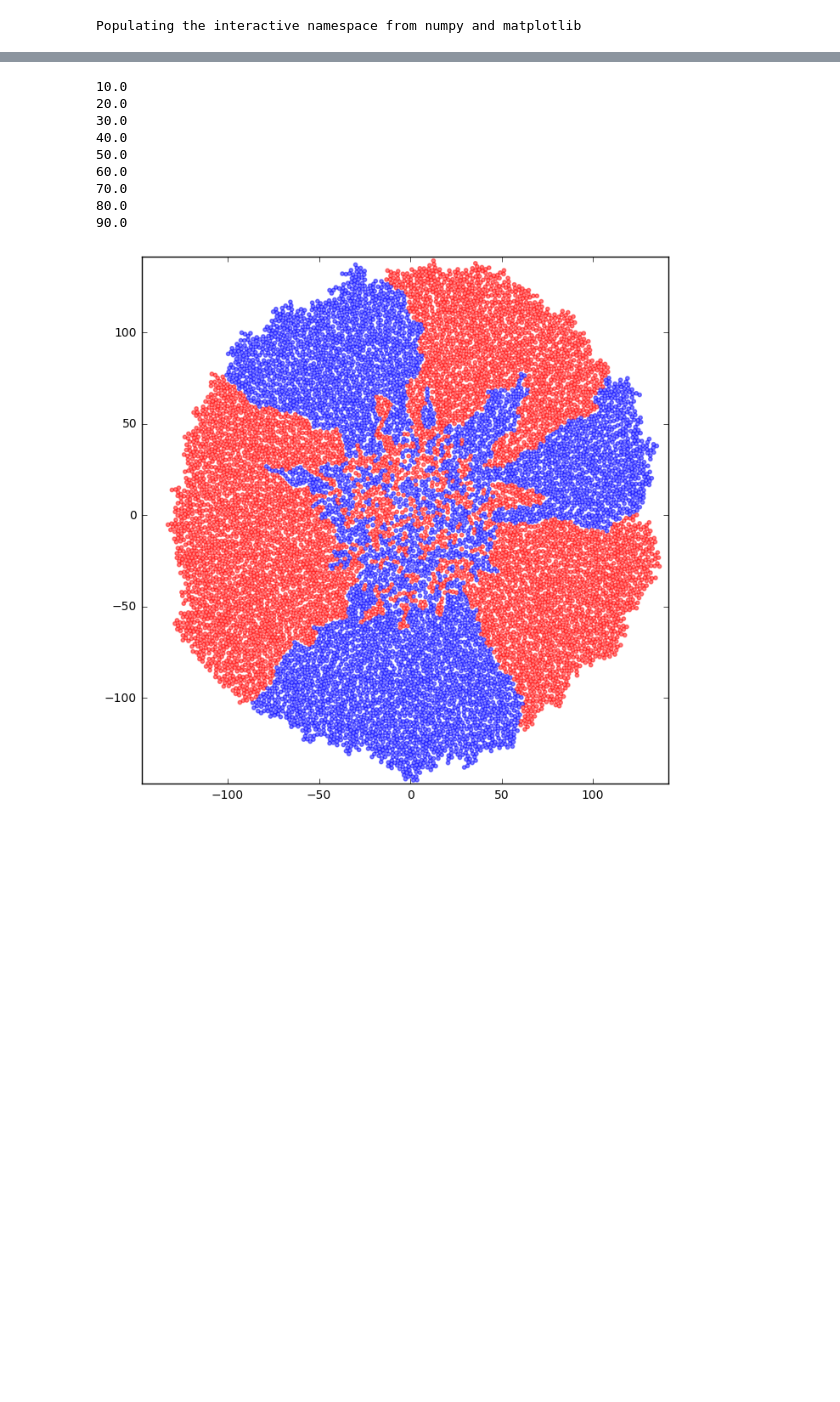
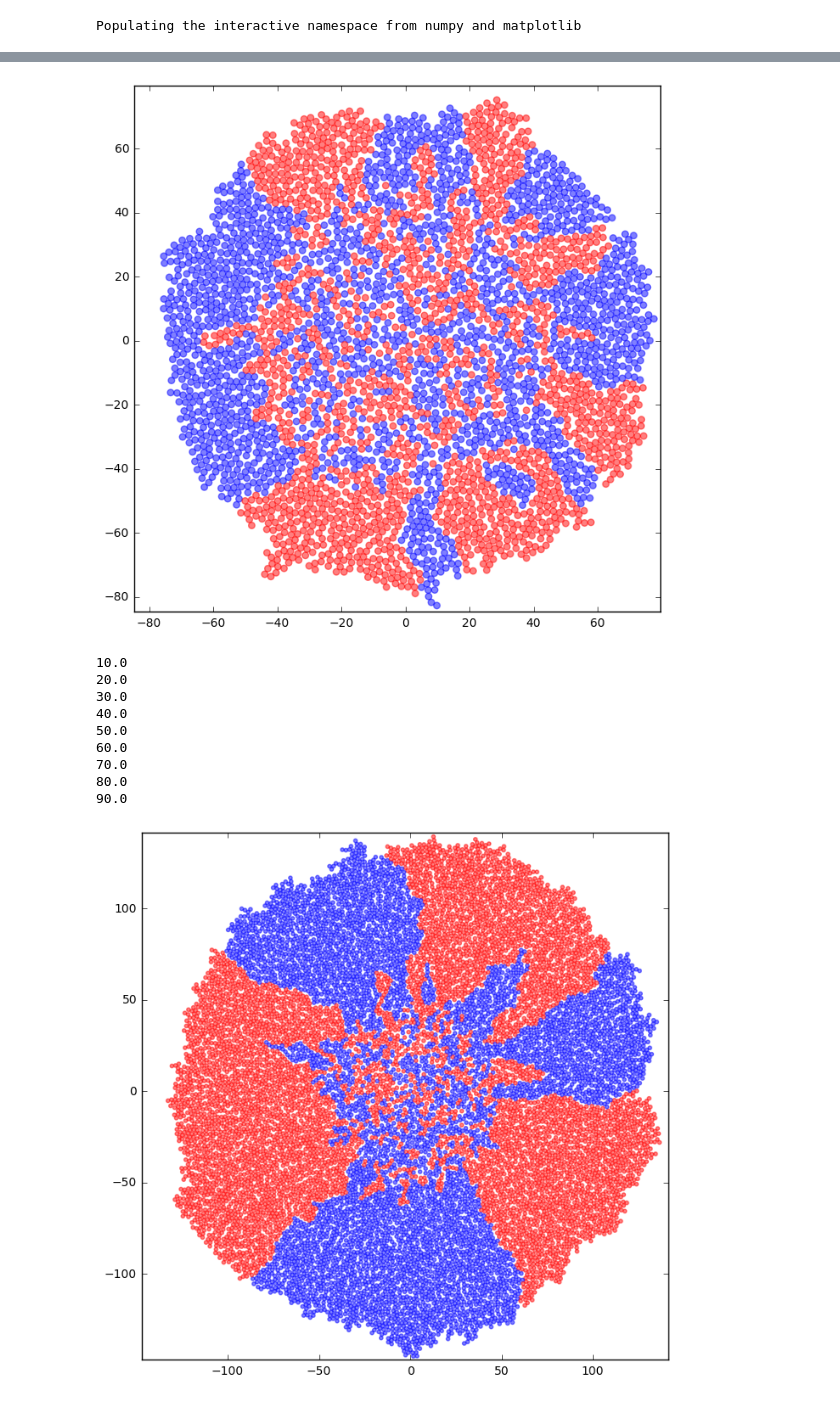
Before and after one commit to Range-Expansions/expansion_hard_disks, a Jupyter notebook: doc/testcode.ipynb, the cells around one changed output, grey strips where cells are left out. Cells and saved outputs as stored; diff of their text form; code cells hidden in the pictures; blank space fills up the shorter version.

```diff
--- a/doc/testcode.ipynb
+++ b/doc/testcode.ipynb
@@ -10,7 +10,8 @@ import expansion_hard_disks.simulation as ehs
 # %%
 %%time
 ehs.initialize()
-ehs.prolonged_growth(1000) # displays the percentage of completion
+ehs.prolonged_growth(3000) # displays the percentage of completion
+ehs.display_colony()
 # %% [output]
 10.0
 20.0
@@ -26,3 +27,4 @@ Wall time: 1.15 s
+[figure, added]
 # %%
 ehs.prolonged_growth(10000) # displays the percentage of completion
 ehs.display_colony()
```
Also changed, not shown: parts of 1 cell of this notebook.
